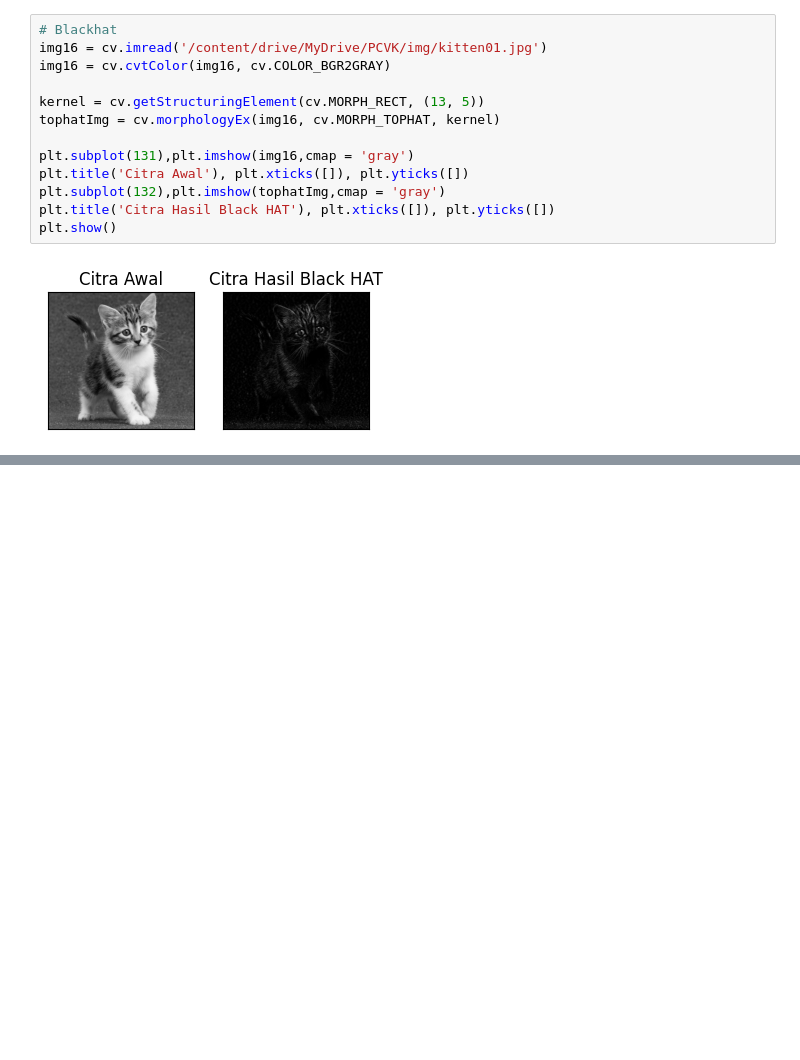
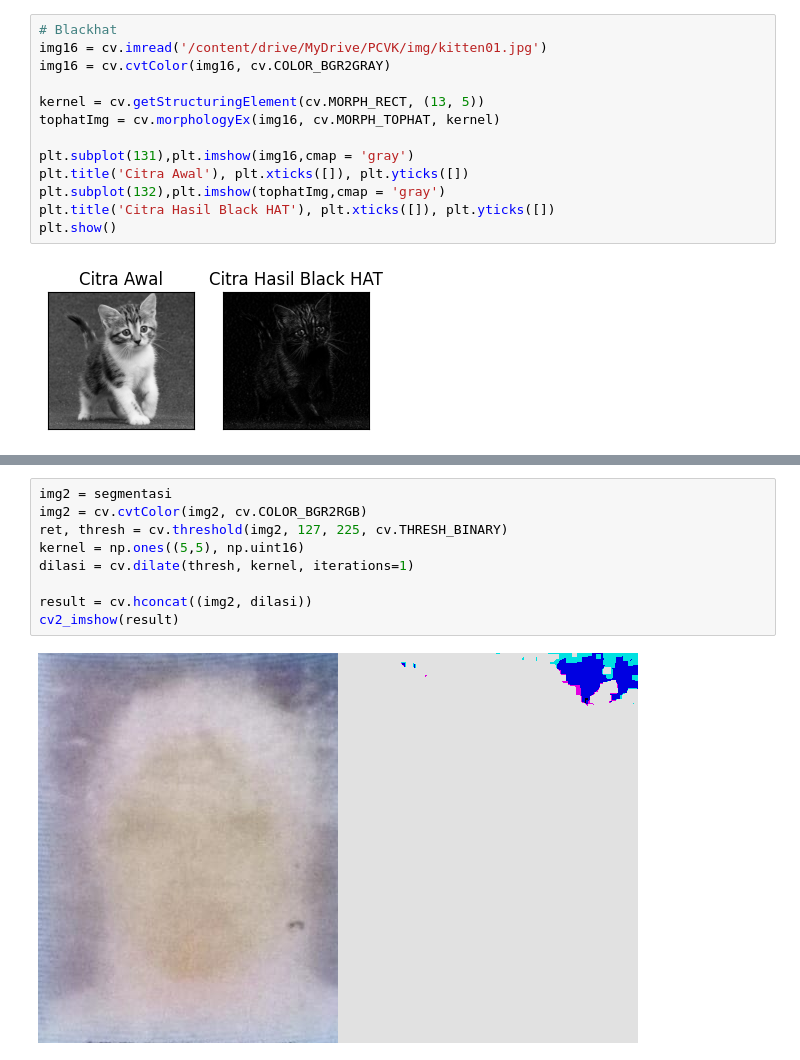
Before and after one commit to Salwalabibah/PCVK_Genap_2023, a Jupyter notebook: week9.ipynb, the cells around one changed output, grey strips where cells are left out. Cells and saved outputs as stored; diff of their text form; blank space fills up the shorter version.

```diff
--- a/week9.ipynb
+++ b/week9.ipynb
@@ -507,0 +490,11 @@ plt.show()
+# %%
+img2 = segmentasi
+img2 = cv.cvtColor(img2, cv.COLOR_BGR2RGB)
+ret, thresh = cv.threshold(img2, 127, 225, cv.THRESH_BINARY)
+kernel = np.ones((5,5), np.uint16)
+dilasi = cv.dilate(thresh, kernel, iterations=1)
+
+result = cv.hconcat((img2, dilasi))
+cv2_imshow(result)
+# %% [output]
+[figure, added]
```
Also changed, not shown: parts of 9 cells of this notebook.
